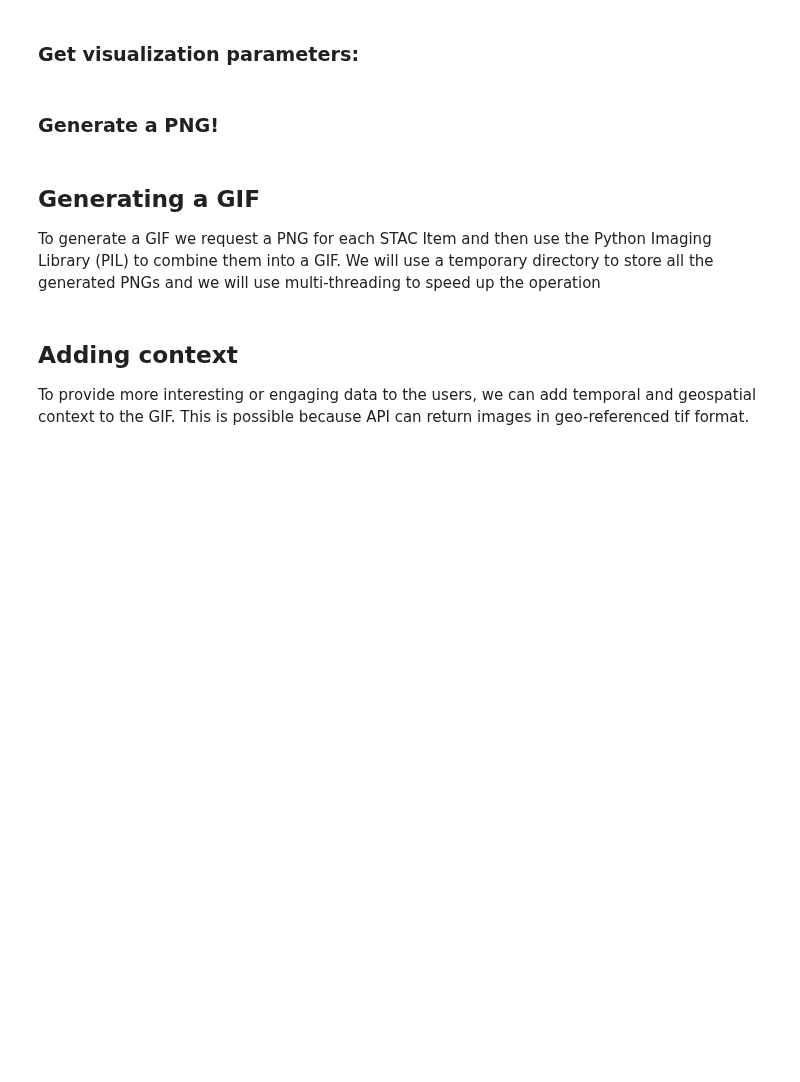
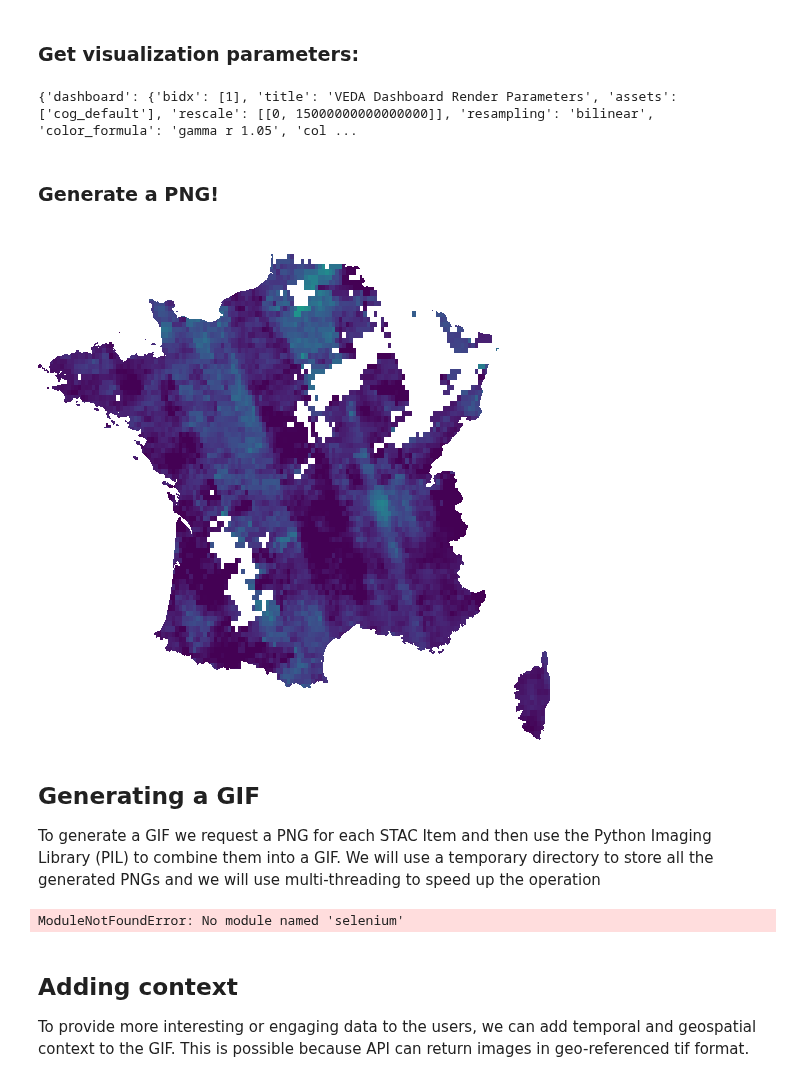
Before and after one commit to NASA-IMPACT/veda-docs, a Jupyter notebook: notebooks/tutorials/gif-generation.ipynb, the cells around one changed output. Cells and saved outputs as stored; diff of their text form; code cells hidden in the pictures; blank space fills up the shorter version.

```diff
--- a/notebooks/tutorials/gif-generation.ipynb
+++ b/notebooks/tutorials/gif-generation.ipynb
@@ -82,7 +86,7 @@ m
 # NO2 monthly has a global extent, so we don't need to specify an area within
 # which to search. For non-global datasets, use the `bbox` parameter to specify
 # the bounding box within which to search.
-items = requests.get(f"{STAC_API_URL}/collections/{collection}/items?limit=100").json()[
+items = requests.get(f"{STAC_API_URL}/collections/{collection_id}/items?limit=100").json()[
     "features"
 ]
 # %%
@@ -101,39 +107,46 @@ And any other visualization parameters specific to that dataset (eg: rescale and
 # %% [markdown]
 ### Get visualization parameters:
 # %%
-# get visualization parameters from collection summaries
-COG_DEFAULT = [
-    x
-    for x in requests.get(f"{STAC_API_URL}/collections").json()["collections"]
-    if x["id"] == "no2-monthly"
-][0]["summaries"]["cog_default"]
+# get renders metadata
+
+renders = requests.get(
+    f"{STAC_API_URL}/collections/{collection_id}"
+).json()["renders"]
+
+print(renders)
+
+rescale = renders["dashboard"]["rescale"][0]
+# %% [output]
+{'dashboard': {'bidx': [1], 'title': 'VEDA Dashboard Render Parameters', 'assets': ['cog_default'], 'rescale': [[0, 15000000000000000]], 'resampling': 'bilinear', 'color_formula': 'gamma r 1.05', 'col ...
 # %% [markdown]
 ### Generate a PNG!
 # %%
 # get PNG bytes from API
 response = requests.post(
     f"{RASTER_API_URL}/cog/feature",
     params={
         "format": "png",
         "height": 512,
         "width": 512,
         "url": items[0]["assets"]["cog_default"]["href"],
-        "rescale": f"{COG_DEFAULT['min']},{COG_DEFAULT['max']}",
+        "rescale": f"{rescale[0]},{rescale[1]}",
         "colormap_name": "viridis",
     },
     json=france_aoi,
 )
 
 assert response.ok, response.text
 
 image_bytes = response.content
 
 # Write to temporary file in order to display
 f = tempfile.NamedTemporaryFile(suffix=".png")
 f.write(image_bytes)
 
 # display PNG!
 display.Image(filename=f.name, height=512, width=512)
+# %% [output]
+[figure, added]
 # %% [markdown]
 ## Generating a GIF
 
@@ -182,6 +195,8 @@ with tempfile.TemporaryDirectory() as tmpdirname:
     )
 
 display.Image(filename="./output.gif")
+# %% [output]
+ModuleNotFoundError: No module named 'selenium'
 # %% [markdown]
 ## Adding context
 
```
Also changed, not shown: parts of 4 cells of this notebook.
